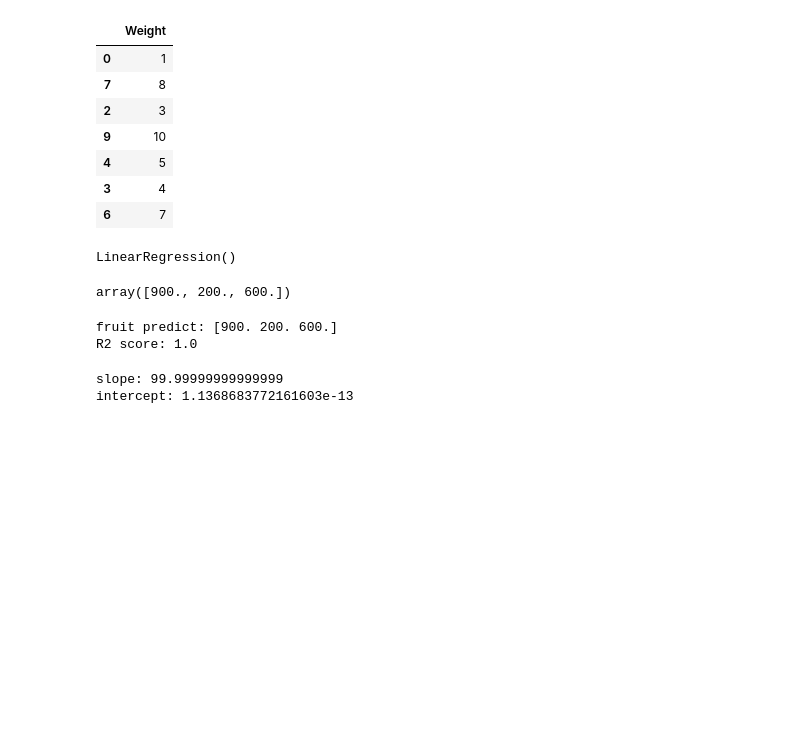
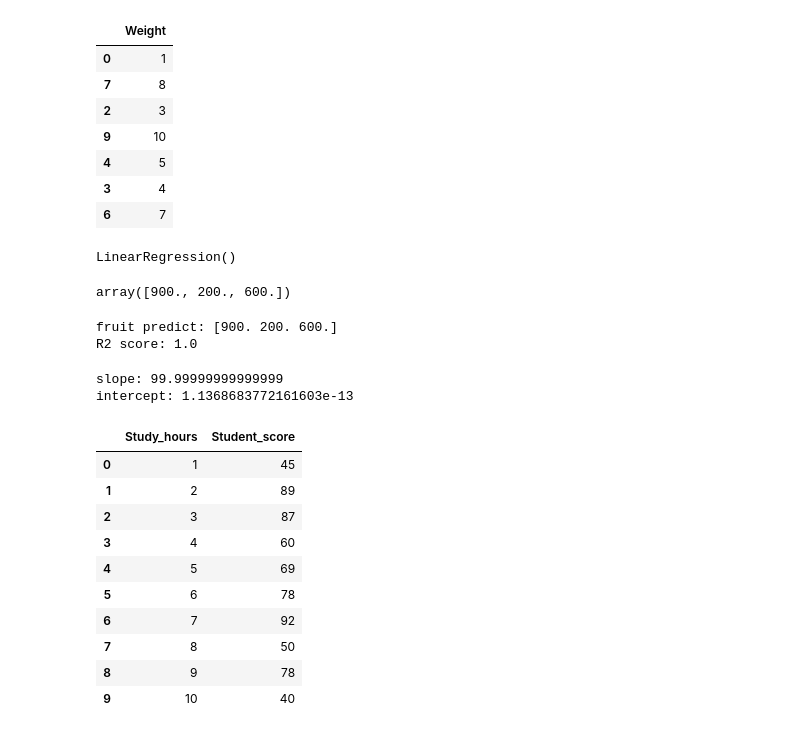
Before and after one commit to ankita14rai-nov/Stastistics_Mathematics, a Jupyter notebook: linear_regression.ipynb, the cells around one changed output. Cells and saved outputs as stored; diff of their text form; code cells hidden in the pictures; blank space fills up the shorter version.

```diff
--- a/linear_regression.ipynb
+++ b/linear_regression.ipynb
@@ -80,3 +80,22 @@ print("intercept:", model.intercept_)
 # %% [output]
 slope: 99.99999999999999
 intercept: 1.1368683772161603e-13
+# %%
+data ={
+    "Study_hours":[1,2,3,4,5,6,7,8,9,10],
+    "Student_score":[45,89,87,60,69,78,92,50,78,40]
+}
+df = pd.DataFrame(data)
+df
+# %% [output]
+|  | Study_hours | Student_score |
+| 0 | 1 | 45 |
+| 1 | 2 | 89 |
+| 2 | 3 | 87 |
+| 3 | 4 | 60 |
+| 4 | 5 | 69 |
+| 5 | 6 | 78 |
+| 6 | 7 | 92 |
+| 7 | 8 | 50 |
+| 8 | 9 | 78 |
+| 9 | 10 | 40 |
```
Also changed, not shown: parts of 9 cells of this notebook, 1 other file.
